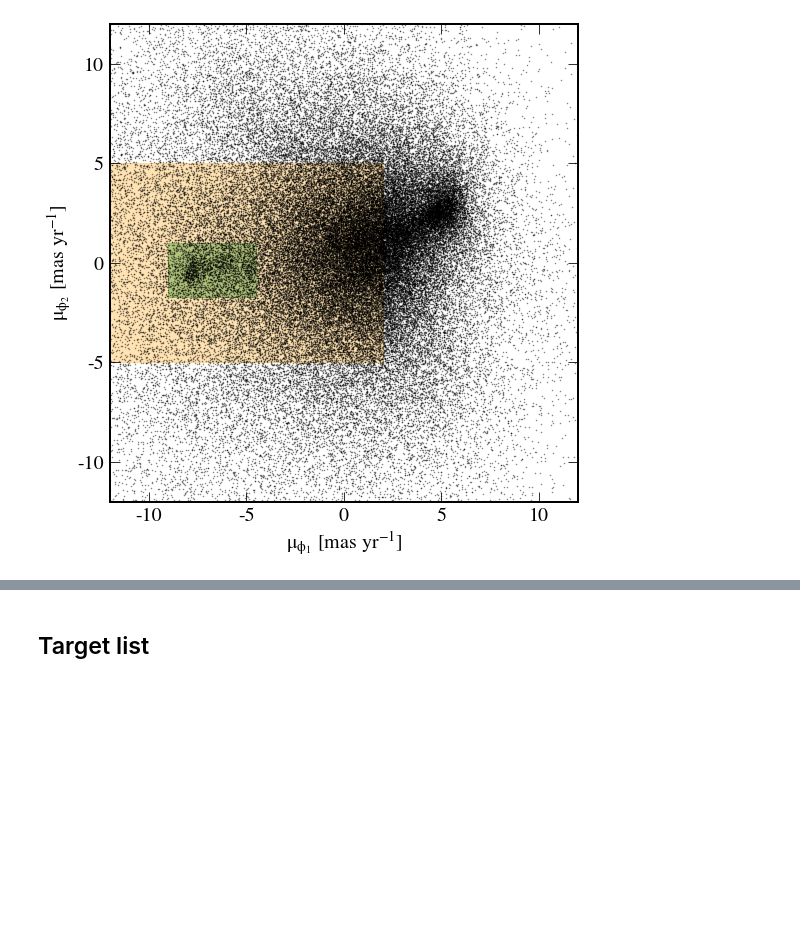
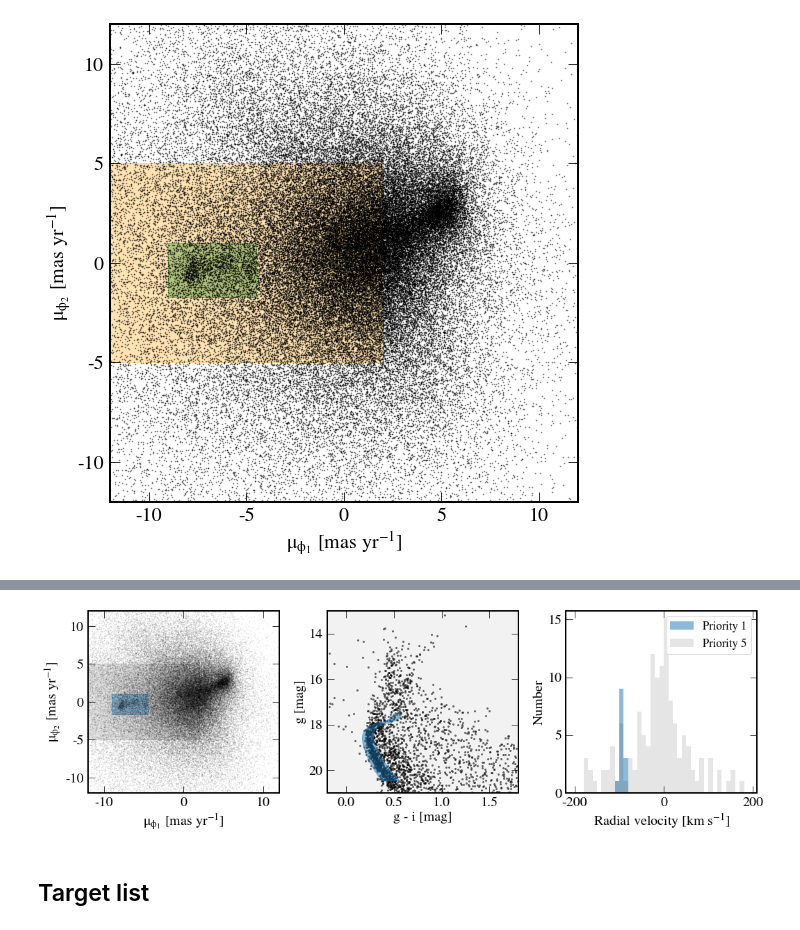
Before and after one commit to adrn/GD1-DR2, a Jupyter notebook: notebooks/GD1_Hectochelle_2018B.ipynb, the cells around one changed output, grey strips where cells are left out. Cells and saved outputs as stored; diff of their text form; code cells hidden in the pictures; blank space fills up the shorter version.

```diff
--- a/notebooks/GD1_Hectochelle_2018B.ipynb
+++ b/notebooks/GD1_Hectochelle_2018B.ipynb
@@ -245,3 +314,64 @@ plt.tight_layout()
+# %%
+ts = Table.read('../data/gd1_4_vels.tab', format='ascii.commented_header', delimiter='\t')
+# ts = Table.read('../data/gd1_both.tab', format='ascii.commented_header', delimiter='\t')
+# %%
+vbins = np.arange(-200,200,10)
+fig, ax = plt.subplots(1,3,figsize=(15,5))
+
+plt.sca(ax[0])
+plt.plot(gd1_c.pm_phi1_cosphi2[phi_mask_stream].to(u.mas/u.yr),
+         gd1_c.pm_phi2[phi_mask_stream].to(u.mas/u.yr),
+         'ko', ms=0.5, alpha=0.1, rasterized=True)
+
+rect_xy = [pm1_bmin.to(u.mas/u.yr).value, pm2_bmin.to(u.mas/u.yr).value]
+rect_w = pm1_bmax.to(u.mas/u.yr).value - pm1_bmin.to(u.mas/u.yr).value
+rect_h = pm2_bmax.to(u.mas/u.yr).value - pm2_bmin.to(u.mas/u.yr).value
+pr = mpl.patches.Rectangle(rect_xy, rect_w, rect_h, color='k', alpha=0.1)
+plt.gca().add_artist(pr)
+
+rect_xy = [pm1_min.to(u.mas/u.yr).value, pm2_min.to(u.mas/u.yr).value]
+rect_w = pm1_max.to(u.mas/u.yr).value - pm1_min.to(u.mas/u.yr).value
+rect_h = pm2_max.to(u.mas/u.yr).value - pm2_min.to(u.mas/u.yr).value
+pr = mpl.patches.Rectangle(rect_xy, rect_w, rect_h, color='w', alpha=1)
+plt.gca().add_artist(pr)
+pr = mpl.patches.Rectangle(rect_xy, rect_w, rect_h, color='tab:blue', alpha=0.5)
+plt.gca().add_artist(pr)
+
+plt.xlim(-12,12)
+plt.ylim(-12,12)
+plt.xlabel('$\mu_{\phi_1}$ [mas yr$^{-1}$]')
+plt.ylabel('$\mu_{\phi_2}$ [mas yr$^{-1}$]')
+
+plt.sca(ax[1])
+plt.plot(g.g[phi_mask_stream & pm_mask] - g.i[phi_mask_stream & pm_mask], g.g[phi_mask_stream & pm_mask],
+         'ko', ms=2, alpha=0.5, rasterized=True, label='')
+
+# plt.plot(i_gi, i_g, 'r-')
+
+# pml = mpl.patches.Polygon(poly_low, color='moccasin', alpha=0.4, zorder=2)
+# plt.gca().add_artist(pml)
+# pmm = mpl.patches.Polygon(poly_med, color='orange', alpha=0.3, zorder=2)
+# plt.gca().add_artist(pmm)
+pmh = mpl.patches.Polygon(poly_high, color='tab:blue', alpha=0.5, zorder=2)
+plt.gca().add_artist(pmh)
+plt.gca().set_facecolor('0.95')
+
+plt.xlim(-0.2, 1.8)
+plt.ylim(21, 13)
+plt.xlabel('g - i [mag]')
+plt.ylabel('g [mag]')
+
+plt.sca(ax[2])
+plt.hist(ts['VELOCITY'][ts['rank']==1], bins=vbins, alpha=0.5, color='tab:blue', label='Priority 1')
+plt.hist(ts['VELOCITY'][ts['rank']==5], bins=vbins, alpha=0.1, histtype='stepfilled', color='k', label='Priority 5')
+
+plt.legend(fontsize='small')
+plt.xlabel('Radial velocity [km s$^{-1}$]')
+plt.ylabel('Number')
+plt.tight_layout()
+plt.savefig('../plots/prop_fig3.pdf')
+# %% [output]
+[figure, added]
 # %% [markdown]
 ## Target list
 # %%
```
Also changed, not shown: parts of 3 cells of this notebook, 1 other file.
